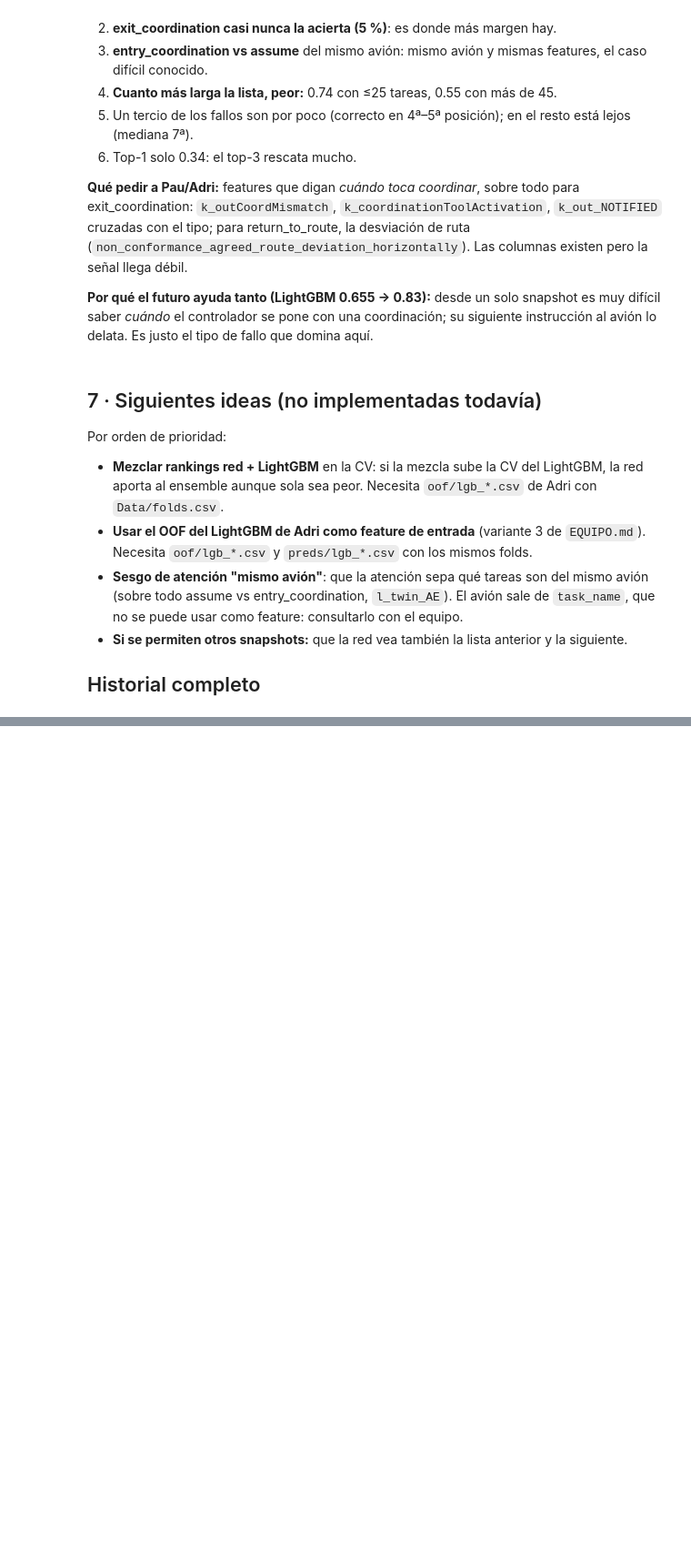
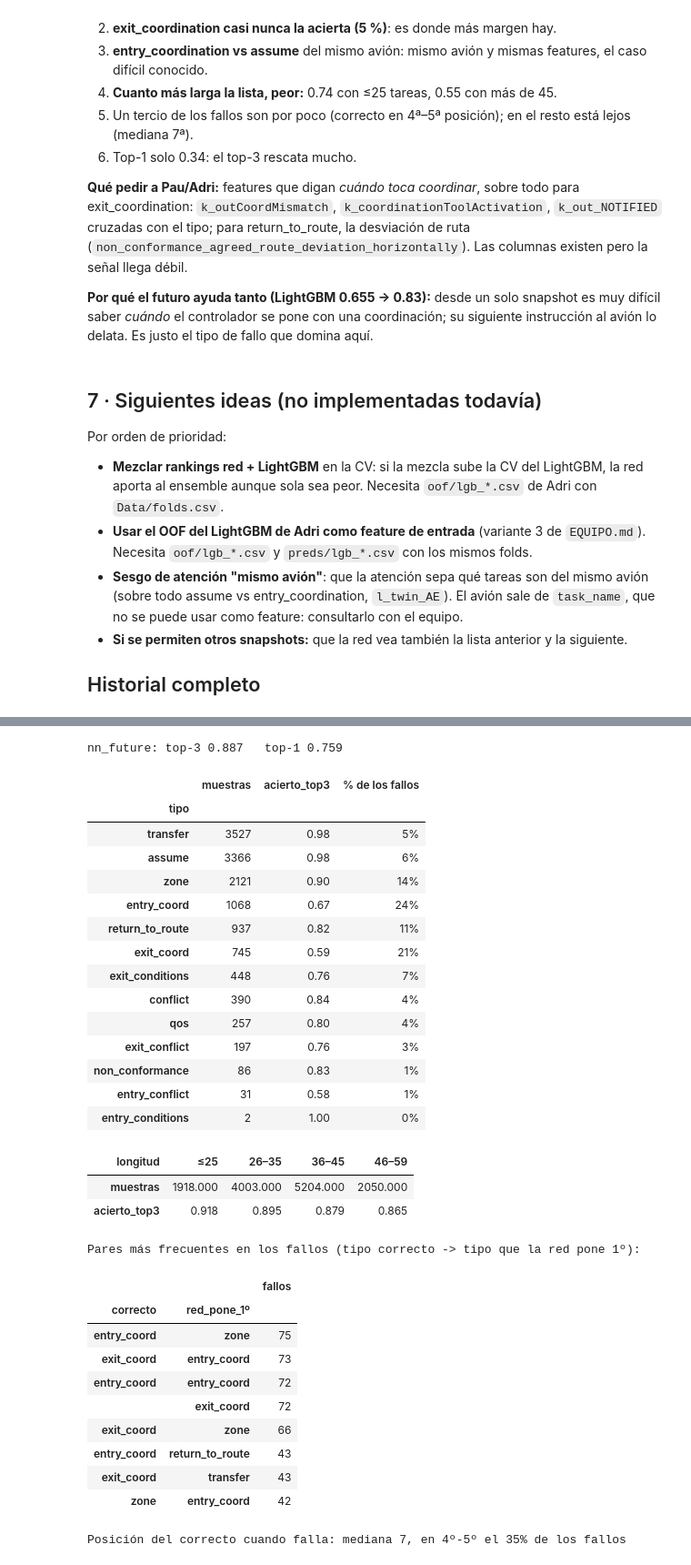
Before and after one commit to T1N8T/FlowDataLab, a Jupyter notebook: notebooks/NN_pablo.ipynb, the cells around one changed output, grey strips where cells are left out. Shown at 91% size. Cells and saved outputs as stored; diff of their text form; code cells hidden in the pictures; blank space fills up the shorter version.

```diff
--- a/notebooks/NN_pablo.ipynb
+++ b/notebooks/NN_pablo.ipynb
@@ -559,0 +598,34 @@ historial()
+# %%
+errores_futuro = analizar_errores("nn_future")
+# %% [output]
+nn_future: top-3 0.887   top-1 0.759
+|  | muestras | acierto_top3 | % de los fallos |
+| tipo |  |  |  |
+| transfer | 3527 | 0.98 | 5% |
+| assume | 3366 | 0.98 | 6% |
+| zone | 2121 | 0.90 | 14% |
+| entry_coord | 1068 | 0.67 | 24% |
+| return_to_route | 937 | 0.82 | 11% |
+| exit_coord | 745 | 0.59 | 21% |
+| exit_conditions | 448 | 0.76 | 7% |
+| conflict | 390 | 0.84 | 4% |
+| qos | 257 | 0.80 | 4% |
+| exit_conflict | 197 | 0.76 | 3% |
+| non_conformance | 86 | 0.83 | 1% |
+| entry_conflict | 31 | 0.58 | 1% |
+| entry_conditions | 2 | 1.00 | 0% |
+| longitud | ≤25 | 26–35 | 36–45 | 46–59 |
+| muestras | 1918.000 | 4003.000 | 5204.000 | 2050.000 |
+| acierto_top3 | 0.918 | 0.895 | 0.879 | 0.865 |
+Pares más frecuentes en los fallos (tipo correcto -> tipo que la red pone 1º):
+|  |  | fallos |
+| correcto | red_pone_1º |  |
+| entry_coord | zone | 75 |
+| exit_coord | entry_coord | 73 |
+| entry_coord | entry_coord | 72 |
+|  | exit_coord | 72 |
+| exit_coord | zone | 66 |
+| entry_coord | return_to_route | 43 |
+| exit_coord | transfer | 43 |
+| zone | entry_coord | 42 |
+Posición del correcto cuando falla: mediana 7, en 4º-5º el 35% de los fallos
```
Also changed, not shown: parts of 4 cells of this notebook, 5 other files.
